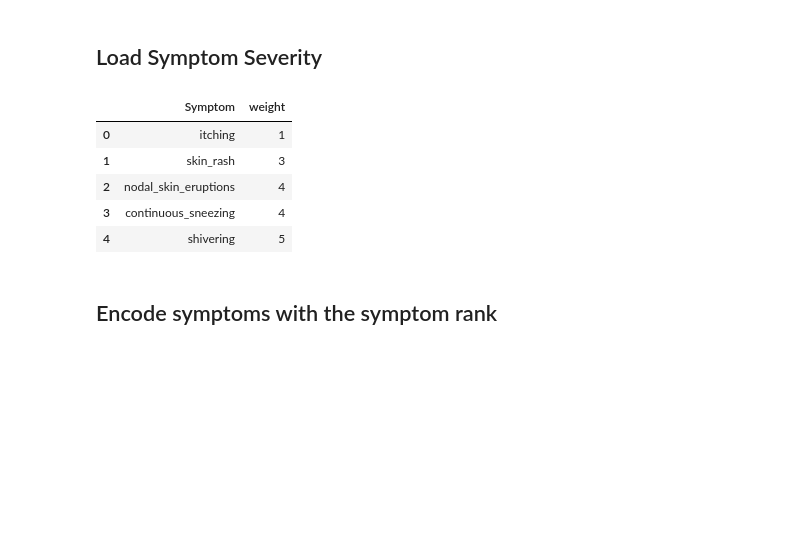
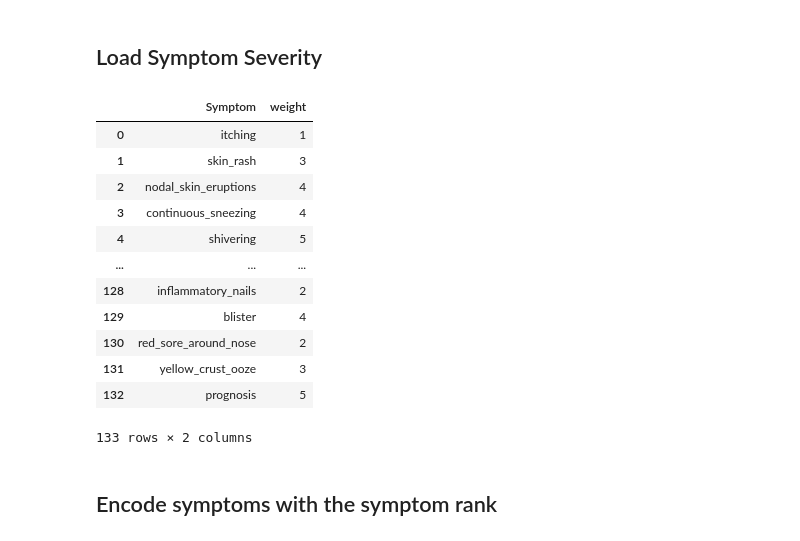
Before and after one commit to SusanaMarques/QuickCheck-RecommendationSystem, a Jupyter notebook: dataTest1.ipynb, the cells around one changed output. Drawn from its saved outputs; the diff is of its cells as text; code cells hidden in the pictures; blank space fills up the shorter version.

```diff
--- a/dataTest1.ipynb
+++ b/dataTest1.ipynb
@@ -55,14 +61,21 @@ len(data['Disease'].unique())
 ## Load Symptom Severity
 # %%
 severity = pd.read_csv('./Data/Symptom-severity.csv')
-severity.head()
+severity
 # %% [output]
 |  | Symptom | weight |
 | 0 | itching | 1 |
 | 1 | skin_rash | 3 |
 | 2 | nodal_skin_eruptions | 4 |
 | 3 | continuous_sneezing | 4 |
 | 4 | shivering | 5 |
+| ... | ... | ... |
+| 128 | inflammatory_nails | 2 |
+| 129 | blister | 4 |
+| 130 | red_sore_around_nose | 2 |
+| 131 | yellow_crust_ooze | 3 |
+| 132 | prognosis | 5 |
+133 rows × 2 columns
 # %% [markdown]
 ## Encode symptoms with the symptom rank
 # %% [markdown]
```
Also changed, not shown: parts of 10 cells of this notebook, 5 other files.
